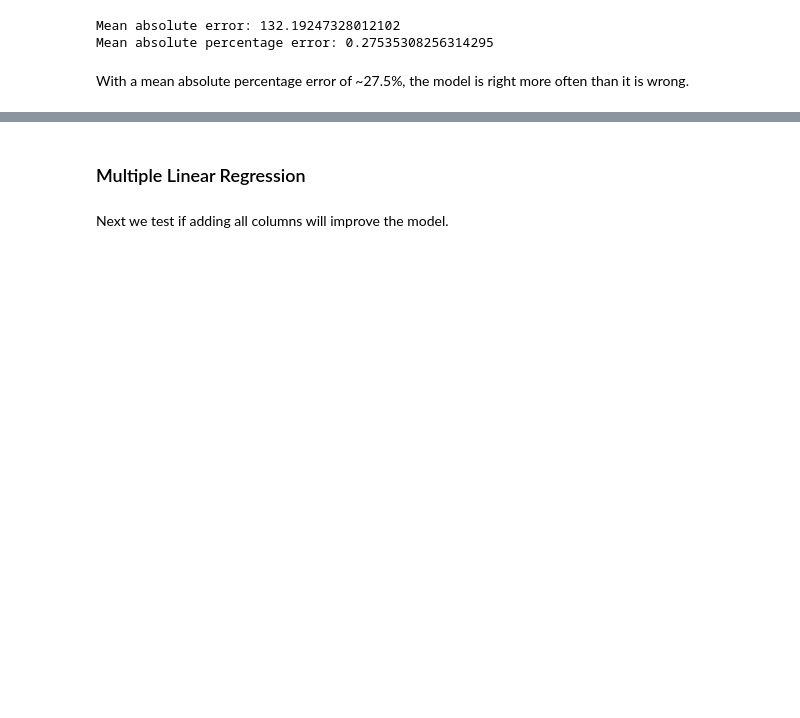
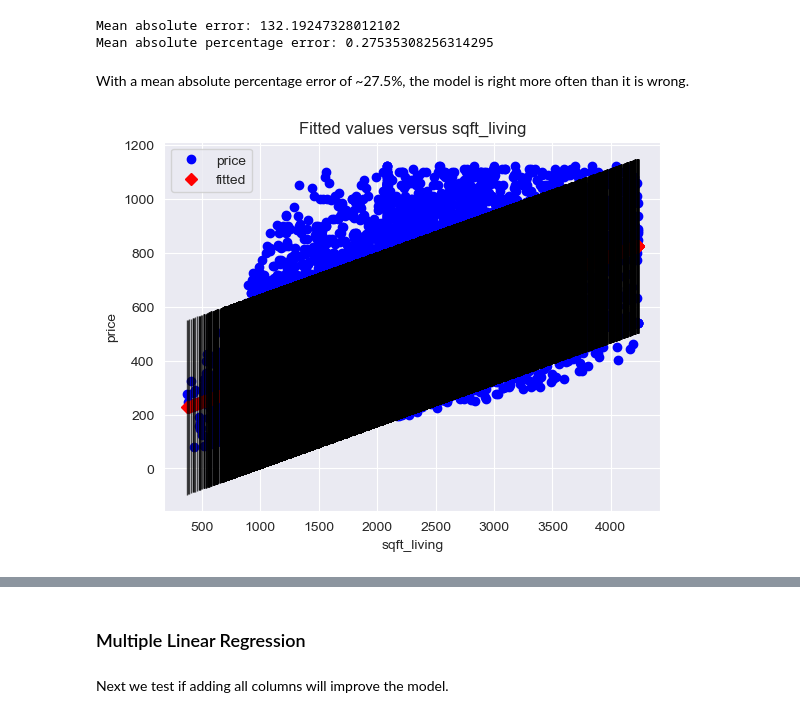
Before and after one commit to bizzfuzz/dsc-phase-2, a Jupyter notebook: student.ipynb, the cells around one changed output, grey strips where cells are left out. Cells and saved outputs as stored; diff of their text form; code cells hidden in the pictures; blank space fills up the shorter version.

```diff
--- a/student.ipynb
+++ b/student.ipynb
@@ -670,3 +671,9 @@ Mean absolute error: 132.19247328012102
 Mean absolute percentage error: 0.27535308256314295
 # %% [markdown]
 With a mean absolute percentage error of ~27.5%, the model is right more often than it is wrong.
+# %%
+# Plot actual results and predicted
+sm.graphics.plot_fit(model, "sqft_living",)
+plt.show()
+# %% [output]
+[figure, added]
```
Also changed, not shown: parts of 5 cells of this notebook.
